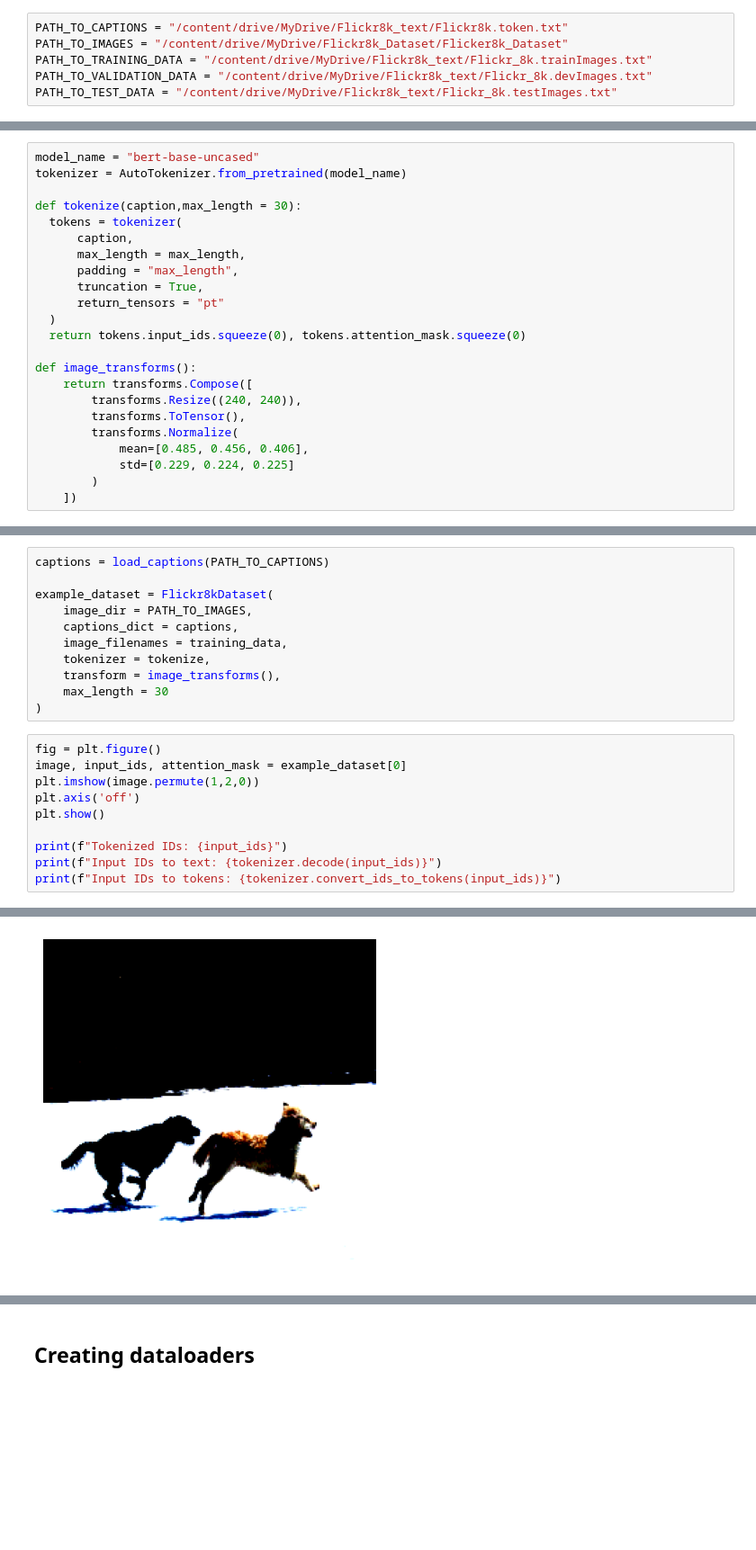
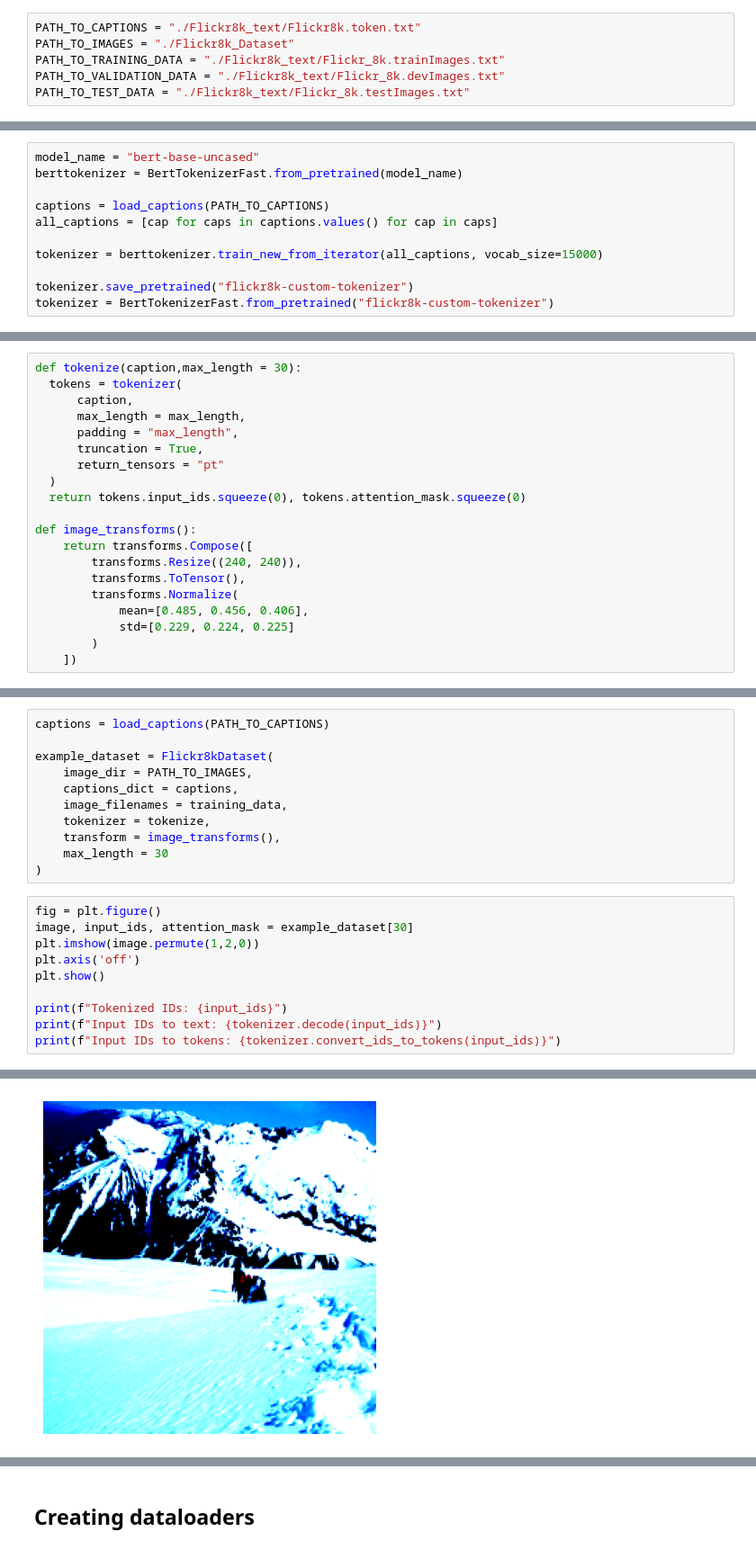
Before and after one commit to sindhu213/Image-Captioning-Model, a Jupyter notebook: model.ipynb, the cells around one changed output, grey strips where cells are left out. Shown at 90% size. Cells and saved outputs as stored; diff of their text form; blank space fills up the shorter version.

```diff
--- a/model.ipynb
+++ b/model.ipynb
@@ -28,9 +32,9 @@ import random
 # %%
-PATH_TO_CAPTIONS = "/content/drive/MyDrive/Flickr8k_text/Flickr8k.token.txt"
-PATH_TO_IMAGES = "/content/drive/MyDrive/Flickr8k_Dataset/Flicker8k_Dataset"
-PATH_TO_TRAINING_DATA = "/content/drive/MyDrive/Flickr8k_text/Flickr_8k.trainImages.txt"
-PATH_TO_VALIDATION_DATA = "/content/drive/MyDrive/Flickr8k_text/Flickr_8k.devImages.txt"
-PATH_TO_TEST_DATA = "/content/drive/MyDrive/Flickr8k_text/Flickr_8k.testImages.txt"
+PATH_TO_CAPTIONS = "./Flickr8k_text/Flickr8k.token.txt"
+PATH_TO_IMAGES = "./Flickr8k_Dataset"
+PATH_TO_TRAINING_DATA = "./Flickr8k_text/Flickr_8k.trainImages.txt"
+PATH_TO_VALIDATION_DATA = "./Flickr8k_text/Flickr_8k.devImages.txt"
+PATH_TO_TEST_DATA = "./Flickr8k_text/Flickr_8k.testImages.txt"
 # %% [markdown]
 ## Loading image-caption pairs
 # %%
@@ -48,0 +55,11 @@ def load_captions(filename):
+# %%
+model_name = "bert-base-uncased"
+berttokenizer = BertTokenizerFast.from_pretrained(model_name)
+
+captions = load_captions(PATH_TO_CAPTIONS)
+all_captions = [cap for caps in captions.values() for cap in caps]
+
+tokenizer = berttokenizer.train_new_from_iterator(all_captions, vocab_size=15000)
+
+tokenizer.save_pretrained("flickr8k-custom-tokenizer")
+tokenizer = BertTokenizerFast.from_pretrained("flickr8k-custom-tokenizer")
@@ -49,9 +70,6 @@ def load_captions(filename):
 # %% [markdown]
 ## Image and text preprocessing
 # %%
-model_name = "bert-base-uncased"
-tokenizer = AutoTokenizer.from_pretrained(model_name)
-
 def tokenize(caption,max_length = 30):
   tokens = tokenizer(
       caption,
@@ -137,7 +155,7 @@ example_dataset = Flickr8kDataset(
 )
 # %%
 fig = plt.figure()
-image, input_ids, attention_mask = example_dataset[0]
+image, input_ids, attention_mask = example_dataset[30]
 plt.imshow(image.permute(1,2,0))
 plt.axis('off')
 plt.show()
@@ -150 +168 @@ WARNING:matplotlib.image:Clipping input data to the valid range for imshow with
-[figure, old version]
+[figure, new version]
```
Also changed, not shown: parts of 23 cells of this notebook, 1 other file.
